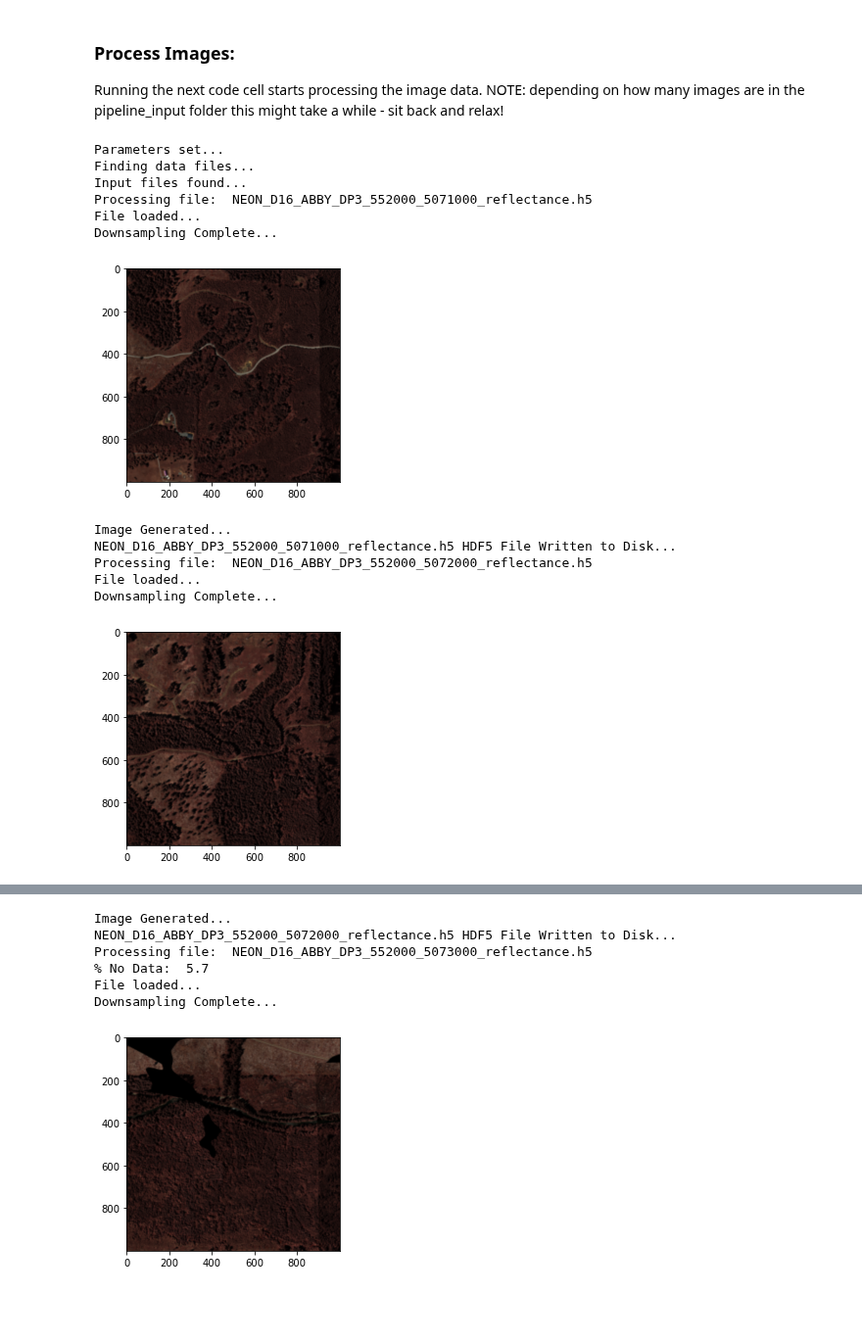
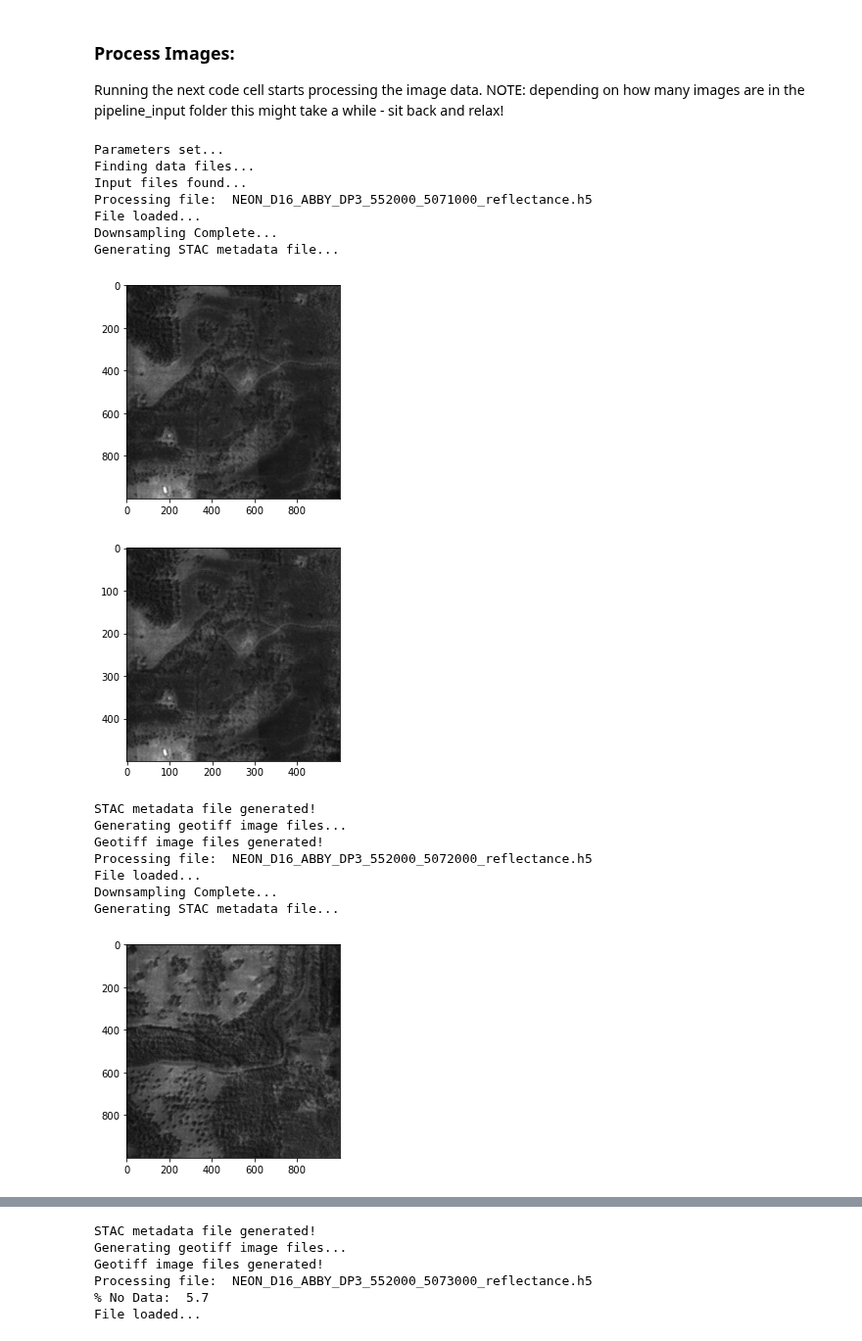
Before and after one commit to cjstewart/hyperspectral-project, a Jupyter notebook: notebooks/pipeline_interface.ipynb, the cells around one changed output, grey strips where cells are left out. Shown at 98% size. Saved outputs shown, nothing was run; the diff lists cells and outputs as text; code cells hidden in the pictures; blank space fills up the shorter version.

```diff
--- a/notebooks/pipeline_interface.ipynb
+++ b/notebooks/pipeline_interface.ipynb
@@ -56,12 +68,14 @@ These are all fairly standard so likely will not need to be changed.
 # %%
 # parameter setup:
 data_dir_path = Path(os.getcwd()).parents[0] / 'data' / 'pipeline_input' # path to input data files
-
 output_data_path = Path(os.getcwd()).parents[0] / 'data' / 'pipeline_output' # path to input data files
 
-desired_GSD = 4 # GSD in m
+desired_GSD = 5 # GSD in m
+desired_band_centres = [0.505, 0.526, 0.544, 0.565, 0.586, 0.606, 0.626, 0.646, 0.665, 0.682, 0.699, 0.715, 0.73, 0.745, 0.762, 0.779, 0.787, 0.804]
+# Our bands: [0.505, 0.526, 0.544, 0.565, 0.586, 0.606, 0.626, 0.646, 0.665, 0.682, 0.699, 0.715, 0.73, 0.745, 0.762, 0.779, 0.787, 0.804]
 
-desired_band_centres = [0.505, 0.526, 0.544, 0.565, 0.586, 0.606, 0.626, 0.646, 0.665, 0.682, 0.699, 0.715, 0.730, 0.745, 0.762, 0.779, 0.787, 0.804]
+nodata_thres = 0.5 # fraction of allowable missing data
+output_mode = 'geotiff' # sets the file type output
 
 print("Parameters set!")
 # %% [output]
@@ -86,18 +100,22 @@ NEON_D10_RMNP_DP3_459000_4448000_2018_reflectance.h5
 ### Process Images:
 Running the next code cell starts processing the image data. NOTE: depending on how many images are in the pipeline_input folder this might take a while - sit back and relax!
 # %%
-downSampler.pipeline(data_dir_path, output_data_path, desired_GSD, desired_band_centres)
+downSampler.pipeline(data_dir_path, output_data_path, desired_band_centres, nodata_thres, desired_GSD, output_mode)
 # %% [output]
 Parameters set...
 Finding data files...
 Input files found...
 Processing file:  NEON_D16_ABBY_DP3_552000_5071000_reflectance.h5
 File loaded...
 Downsampling Complete...
+Generating STAC metadata file...
-[figure, old version]
+[figure, new version]
+[figure, new version]
-Image Generated...
-NEON_D16_ABBY_DP3_552000_5071000_reflectance.h5 HDF5 File Written to Disk...
+STAC metadata file generated!
+Generating geotiff image files...
+Geotiff image files generated!
 Processing file:  NEON_D16_ABBY_DP3_552000_5072000_reflectance.h5
 File loaded...
 Downsampling Complete...
+Generating STAC metadata file...
-[figure, old version]
+[figure, new version]
@@ -104,7 +123,6 @@ Downsampling Complete...
-Image Generated...
-NEON_D16_ABBY_DP3_552000_5072000_reflectance.h5 HDF5 File Written to Disk...
+STAC metadata file generated!
+Generating geotiff image files...
+Geotiff image files generated!
 Processing file:  NEON_D16_ABBY_DP3_552000_5073000_reflectance.h5
 % No Data:  5.7
 File loaded...
-Downsampling Complete...
-[figure, old version]
```
Also changed, not shown: parts of 3 cells of this notebook, 2 other files.
